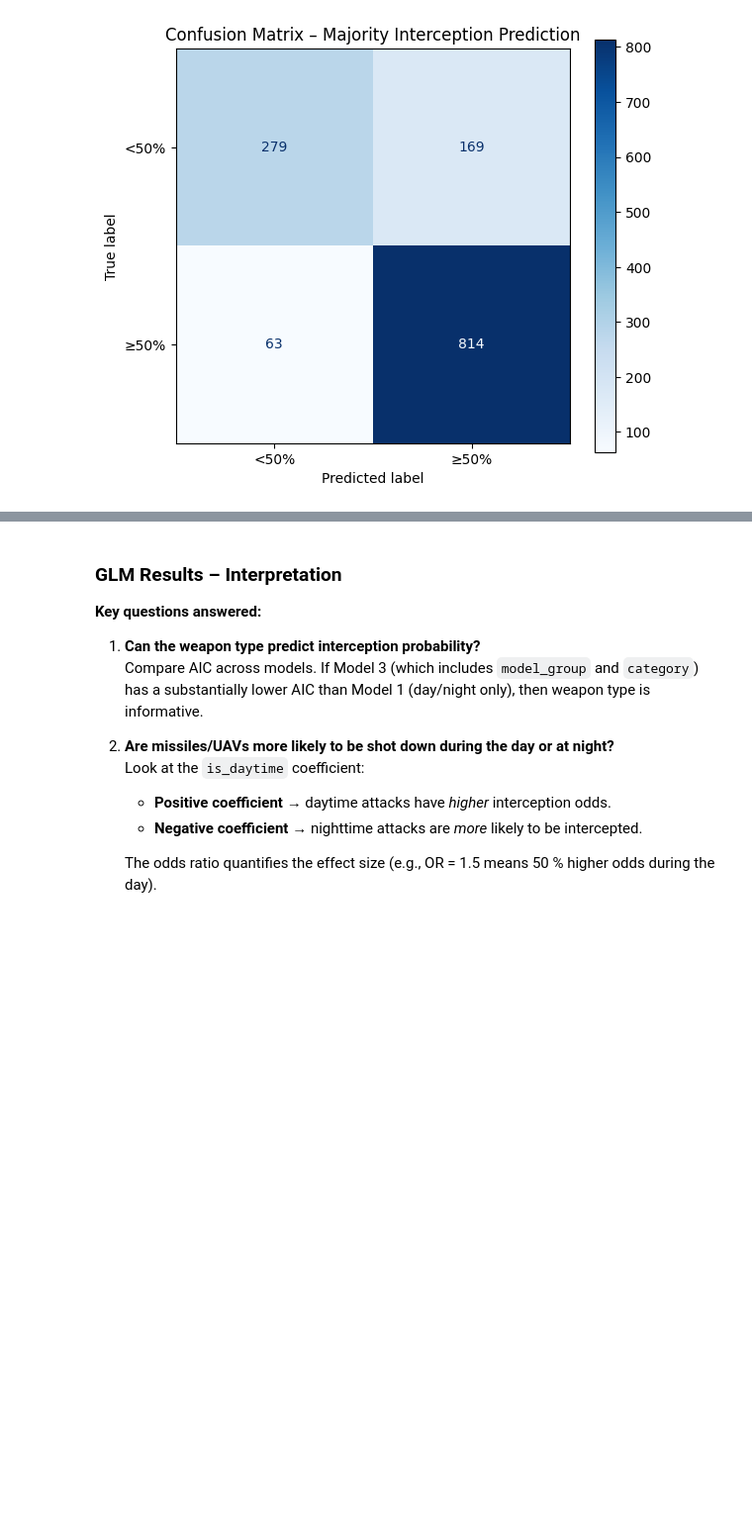
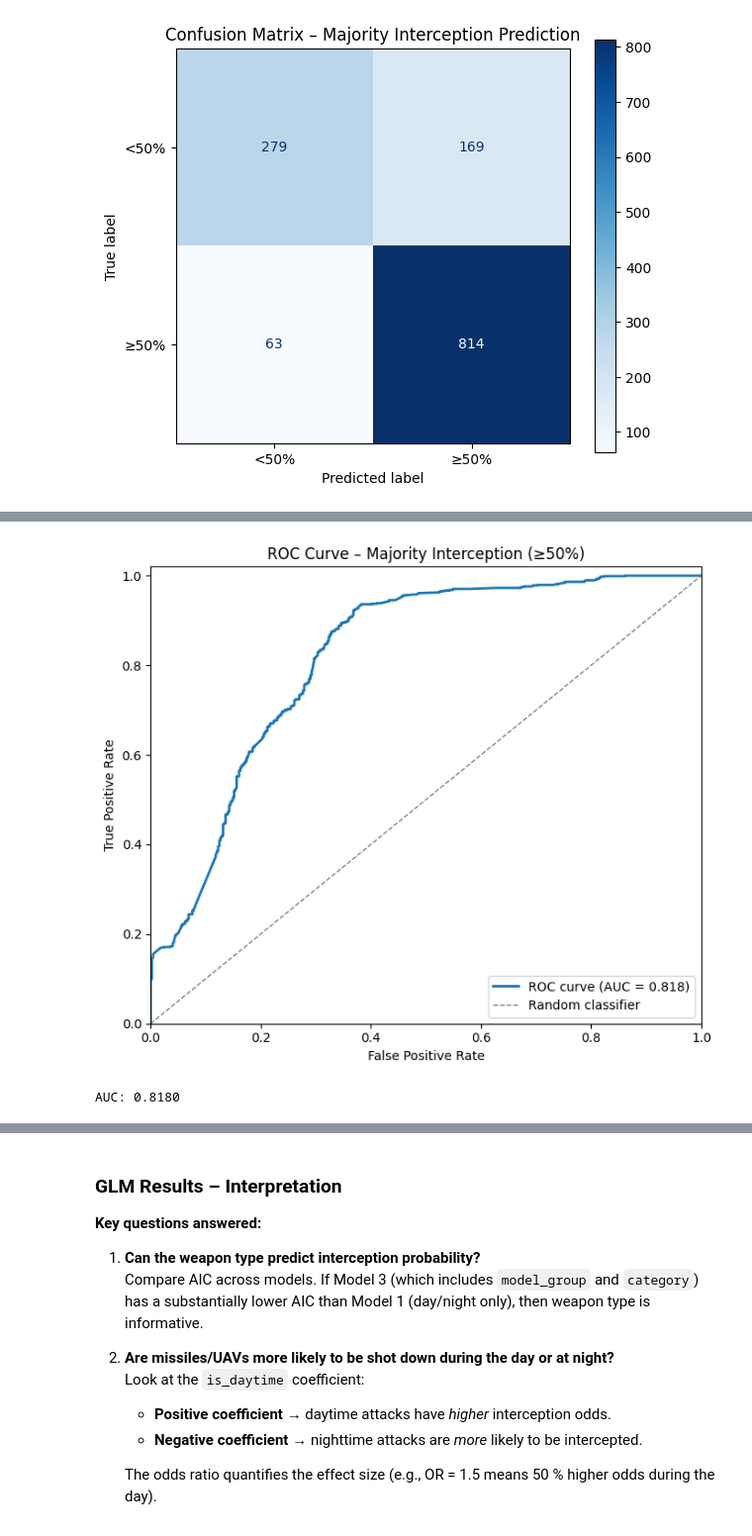
Before and after one commit to ajsween/aii-600-midterm, a Jupyter notebook: aii-600-midterm-ukraine-attack-analysis.ipynb, the cells around one changed output, grey strips where cells are left out. Shown at 99% size. Drawn from its saved outputs; the diff is of its cells as text; code cells hidden in the pictures; blank space fills up the shorter version.

```diff
--- a/aii-600-midterm-ukraine-attack-analysis.ipynb
+++ b/aii-600-midterm-ukraine-attack-analysis.ipynb
@@ -664,0 +867,29 @@ Classification Report:
+# %%
+
+# -------------------------------------------------------------------
+# ROC Curve
+# -------------------------------------------------------------------
+from sklearn.metrics import roc_curve, roc_auc_score
+
+y_true = glm_df['obs_majority_intercepted']
+y_prob = glm_df['predicted_prob']
+
+fpr, tpr, thresholds = roc_curve(y_true, y_prob)
+auc_score = roc_auc_score(y_true, y_prob)
+
+fig, ax = plt.subplots(figsize=(7, 6))
+ax.plot(fpr, tpr, color='#1f77b4', lw=2, label=f'ROC curve (AUC = {auc_score:.3f})')
+ax.plot([0, 1], [0, 1], color='grey', lw=1, linestyle='--', label='Random classifier')
+ax.set_xlabel('False Positive Rate')
+ax.set_ylabel('True Positive Rate')
+ax.set_title('ROC Curve – Majority Interception (≥50%)')
+ax.legend(loc='lower right')
+ax.set_xlim([0, 1])
+ax.set_ylim([0, 1.02])
+plt.tight_layout()
+plt.show()
+
+print(f'AUC: {auc_score:.4f}')
+# %% [output]
+[figure, added]
+AUC: 0.8180
```
Also changed, not shown: parts of 12 cells of this notebook, 1 other file.
